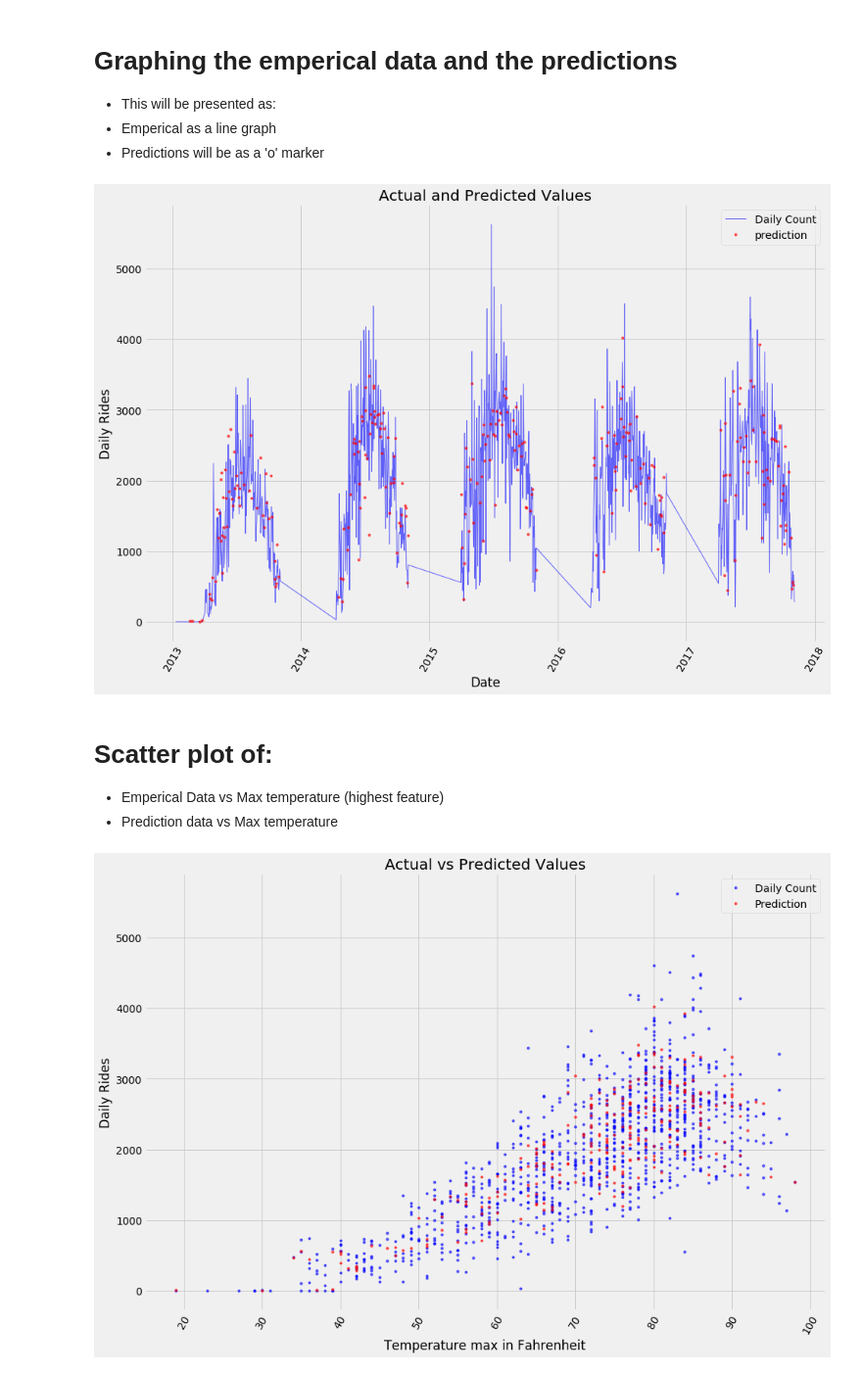
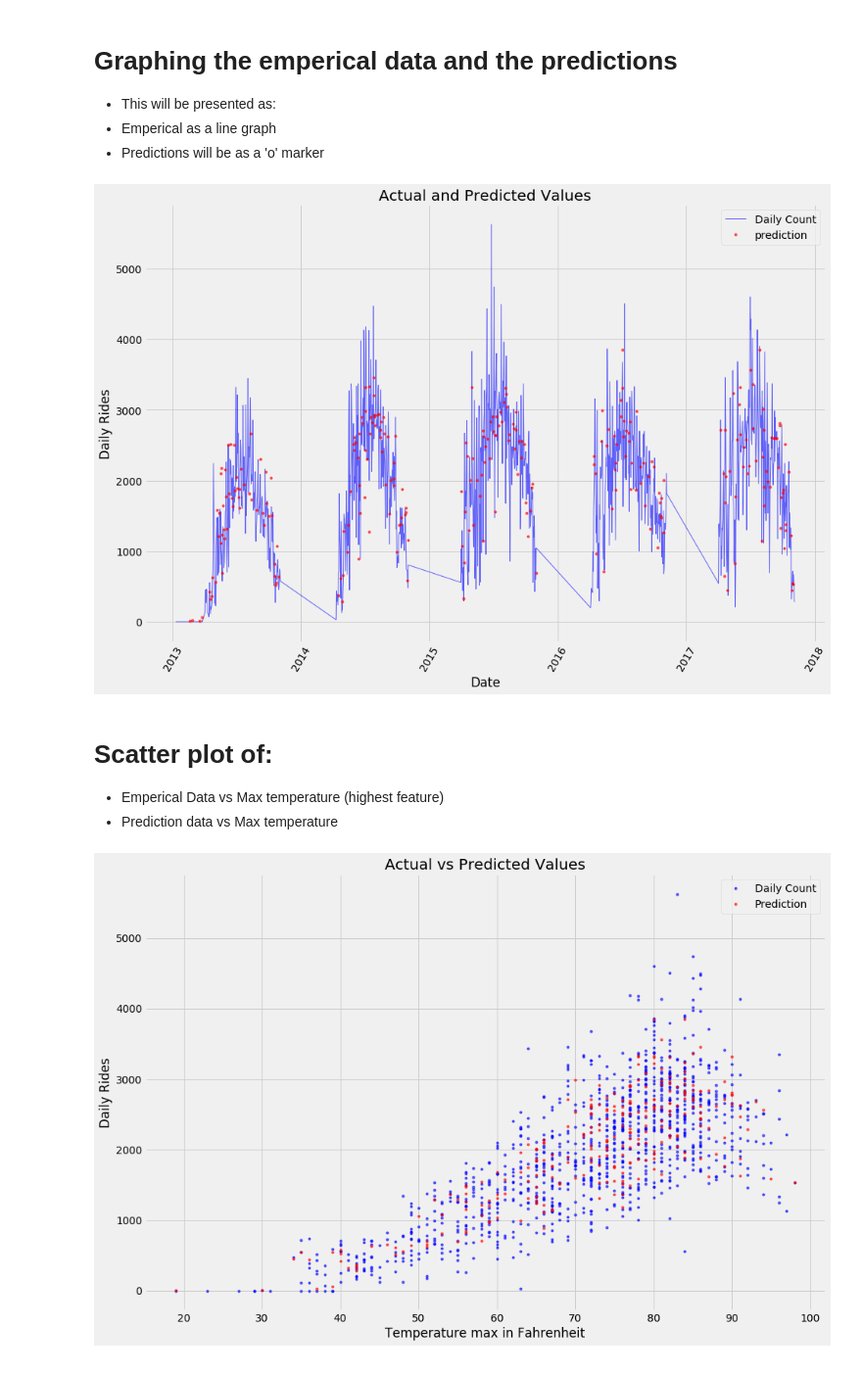
Before and after one commit to SethDKelly/NiceRideMN, a Jupyter notebook: Random_forest.ipynb, the cells around one changed output. Shown at 98% size. Saved outputs shown, nothing was run; the diff lists cells and outputs as text; code cells hidden in the pictures.

```diff
--- a/Random_forest.ipynb
+++ b/Random_forest.ipynb
@@ -22,13 +22,13 @@ from sklearn.ensemble import RandomForestRegressor
 ## Loading in of the data
 # %%
 # Load in the data
-#weather = pd.read_csv("~/Projects/NiceRide/Weather_data/01012010_12312017.csv") # Weather data
-weather = pd.read_csv('/home/gilmore/NiceRideMN/Weather_data/01012010_12312017.csv') # weather alt
+weather = pd.read_csv("~/Projects/NiceRide/Weather_data/01012010_12312017.csv") # Weather data
+#weather = pd.read_csv('/home/gilmore/NiceRideMN/Weather_data/01012010_12312017.csv') # weather alt
 
 temp = []
 for x in [2013 + x for x in range(5)] :
-    #x = pd.read_csv("~/Projects/NiceRide/Nice_Ride_data/"+str(x)+"/NiceRide_trip_history_"+str(x)+".csv")
-    x = pd.read_csv('/home/gilmore/NiceRideMN/Nice_Ride_data/'+str(x)+'/NiceRide_trip_history_'+str(x)+'.csv')
+    x = pd.read_csv("~/Projects/NiceRide/Nice_Ride_data/"+str(x)+"/NiceRide_trip_history_"+str(x)+".csv")
+    #x = pd.read_csv('/home/gilmore/NiceRideMN/Nice_Ride_data/'+str(x)+'/NiceRide_trip_history_'+str(x)+'.csv')
     temp.append(x)
     nr = pd.concat(temp)
 # %% [markdown]
@@ -228,7 +221,7 @@ Testing labels shape (270,)
 # Training the data
 # %%
 # Instantiate model with 1000 decision trees
-rf = RandomForestRegressor(n_estimators=75, random_state=42)
+rf = RandomForestRegressor(n_estimators=1000, random_state=42)
 
 rf.fit(X, y)
 # %% [output]
@@ -371,7 +363,7 @@ plt.legend()
 # Graph labels
 plt.xlabel('Date'); plt.ylabel('Daily Rides'); plt.title('Actual and Predicted Values');
 # %% [output]
-[figure, old version]
+[figure, new version]
 # %% [markdown]
 # Scatter plot of:
 * Emperical Data vs Max temperature (highest feature)
@@ -379,17 +371,13 @@ plt.xlabel('Date'); plt.ylabel('Daily Rides'); plt.title('Actual and Predicted V
 # %%
 # Dataframe with true values and dates
 true_data = pd.DataFrame(data = {'TMAX': features.TMAX.values, 'DCOUNT': target})
-
 # Dataframe with predictions and dates
 predictions_data = pd.DataFrame(data = {'TMAX': X_test[:,3], 'prediction': predictions})
-
 # Plot the actual values and predicted values
 plt.figure(figsize=(14.5,10))
 plt.plot(true_data['TMAX'], true_data['DCOUNT'], 'bo', label = 'Daily Count', markersize=3, alpha=.6)
 plt.plot(predictions_data['TMAX'], predictions_data['prediction'], 'ro', label = 'Prediction', markersize=3, alpha=.6)
-
-plt.xticks(rotation = '60');
 plt.legend()
 plt.xlabel('Temperature max in Fahrenheit'); plt.ylabel('Daily Rides'); plt.title('Actual vs Predicted Values');
 # %% [output]
-[figure, old version]
+[figure, new version]
```
Also changed, not shown: parts of 18 cells of this notebook.
